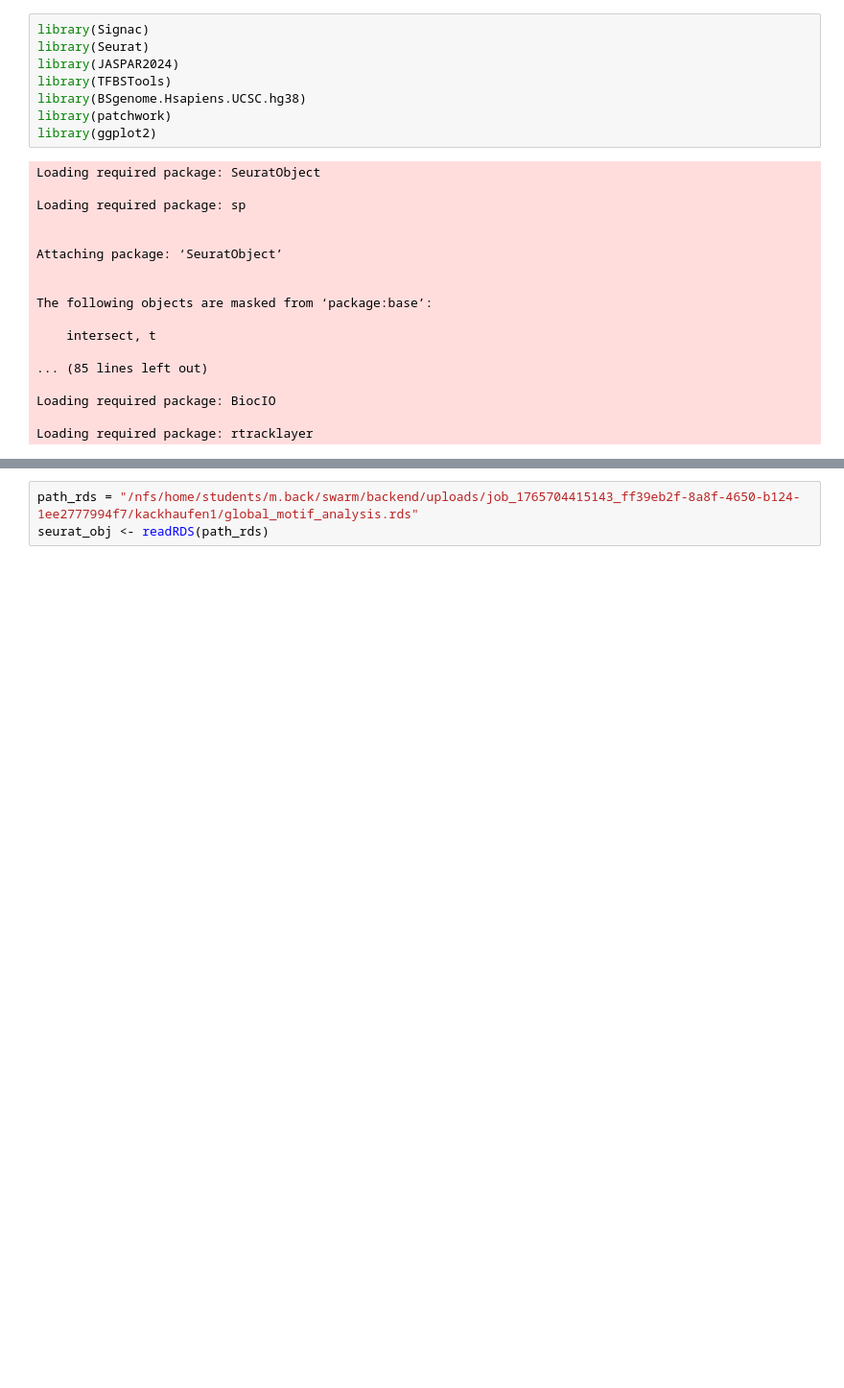
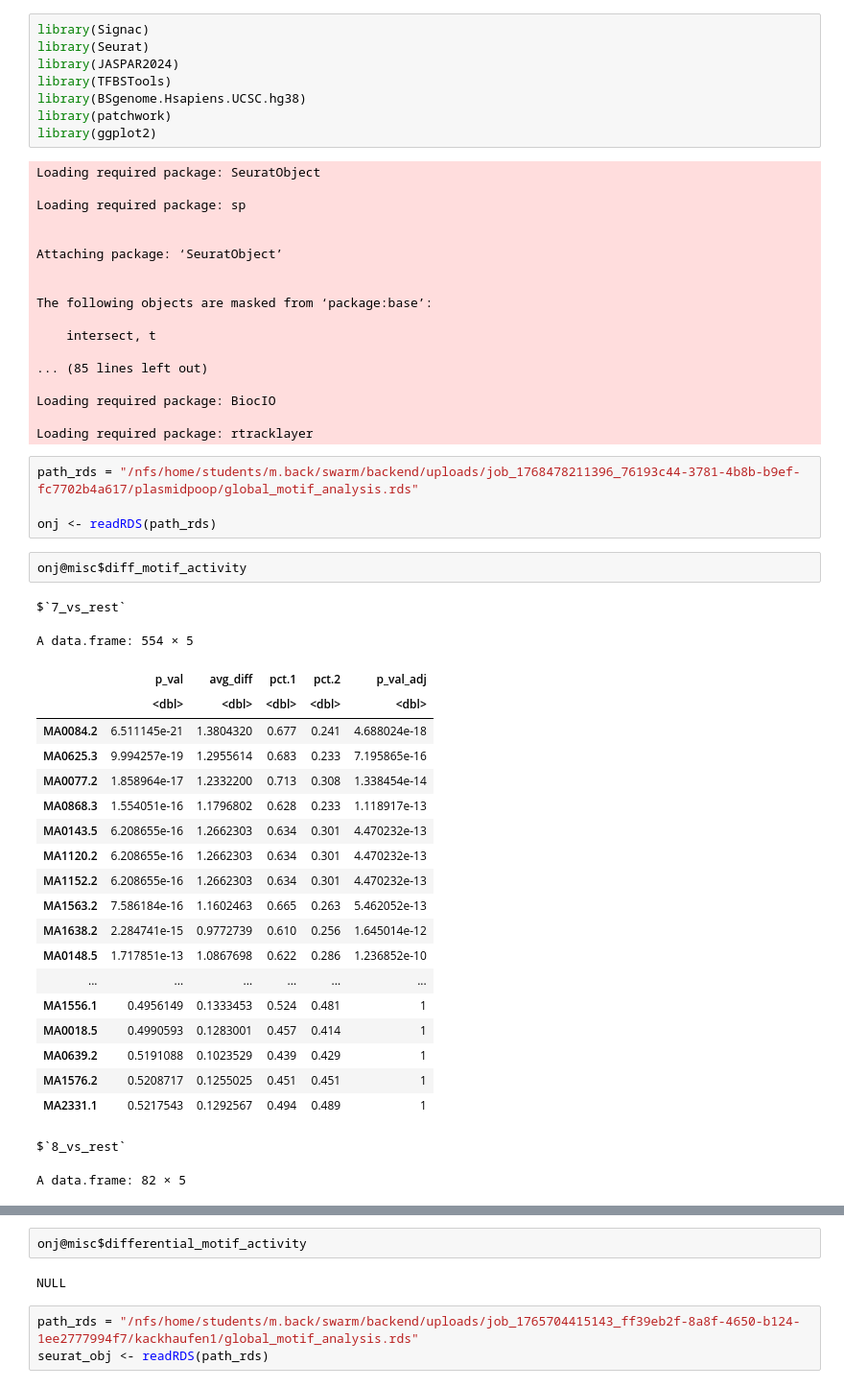
Before and after one commit to annikafomm/swarm, a Jupyter notebook: notebooks/testR.ipynb, the cells around one changed output, grey strips where cells are left out. Shown at 96% size. Saved outputs shown, nothing was run; the diff lists cells and outputs as text; blank space fills up the shorter version.

```diff
--- a/notebooks/testR.ipynb
+++ b/notebooks/testR.ipynb
@@ -24,3 +24,32 @@ The following objects are masked from ‘package:base’:
 Loading required package: BiocIO
 
 Loading required package: rtracklayer
+# %%
+path_rds = "/nfs/home/students/m.back/swarm/backend/uploads/job_1768478211396_76193c44-3781-4b8b-b9ef-fc7702b4a617/plasmidpoop/global_motif_analysis.rds"
+
+onj <- readRDS(path_rds)
+# %%
+onj@misc$diff_motif_activity
+# %% [output]
+$`7_vs_rest`
+A data.frame: 554 × 5
+|  | p_val | avg_diff | pct.1 | pct.2 | p_val_adj |
+|  | <dbl> | <dbl> | <dbl> | <dbl> | <dbl> |
+| MA0084.2 | 6.511145e-21 | 1.3804320 | 0.677 | 0.241 | 4.688024e-18 |
+| MA0625.3 | 9.994257e-19 | 1.2955614 | 0.683 | 0.233 | 7.195865e-16 |
+| MA0077.2 | 1.858964e-17 | 1.2332200 | 0.713 | 0.308 | 1.338454e-14 |
+| MA0868.3 | 1.554051e-16 | 1.1796802 | 0.628 | 0.233 | 1.118917e-13 |
+| MA0143.5 | 6.208655e-16 | 1.2662303 | 0.634 | 0.301 | 4.470232e-13 |
+| MA1120.2 | 6.208655e-16 | 1.2662303 | 0.634 | 0.301 | 4.470232e-13 |
+| MA1152.2 | 6.208655e-16 | 1.2662303 | 0.634 | 0.301 | 4.470232e-13 |
+| MA1563.2 | 7.586184e-16 | 1.1602463 | 0.665 | 0.263 | 5.462052e-13 |
+| MA1638.2 | 2.284741e-15 | 0.9772739 | 0.610 | 0.256 | 1.645014e-12 |
+| MA0148.5 | 1.717851e-13 | 1.0867698 | 0.622 | 0.286 | 1.236852e-10 |
+| ... | ... | ... | ... | ... | ... |
+| MA1556.1 | 0.4956149 | 0.1333453 | 0.524 | 0.481 | 1 |
+| MA0018.5 | 0.4990593 | 0.1283001 | 0.457 | 0.414 | 1 |
+| MA0639.2 | 0.5191088 | 0.1023529 | 0.439 | 0.429 | 1 |
+| MA1576.2 | 0.5208717 | 0.1255025 | 0.451 | 0.451 | 1 |
+| MA2331.1 | 0.5217543 | 0.1292567 | 0.494 | 0.489 | 1 |
+$`8_vs_rest`
+A data.frame: 82 × 5
@@ -27,3 +74,7 @@ Loading required package: rtracklayer
+# %%
+onj@misc$differential_motif_activity
+# %% [output]
+NULL
 # %%
 path_rds = "/nfs/home/students/m.back/swarm/backend/uploads/job_1765704415143_ff39eb2f-8a8f-4650-b124-1ee2777994f7/kackhaufen1/global_motif_analysis.rds"
 seurat_obj <- readRDS(path_rds)
```
Also changed, not shown: parts of 1 cell of this notebook, 12 other files.
